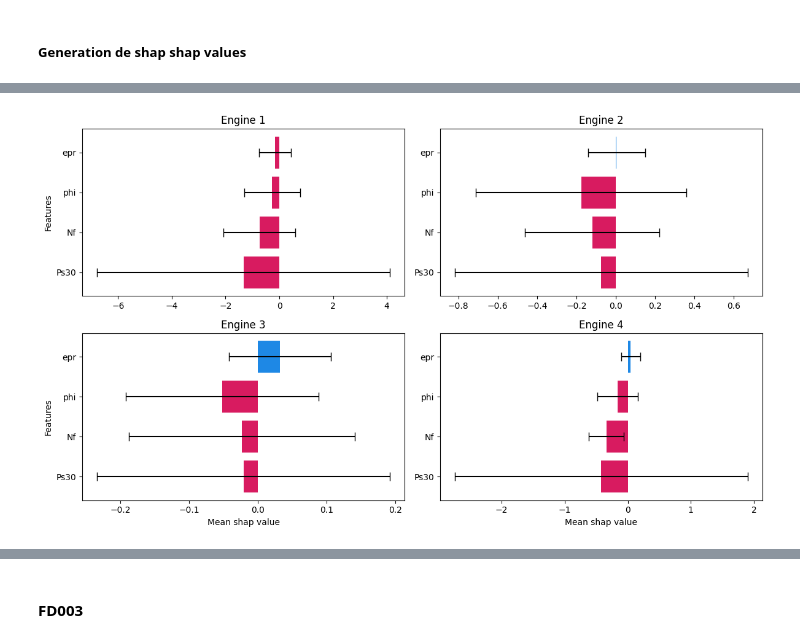
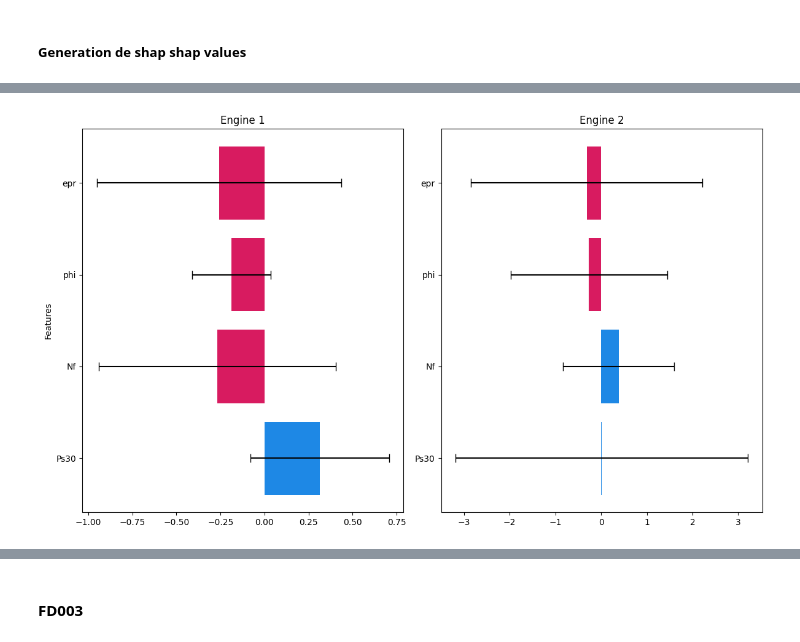
Before and after one commit to laminendao/asmbi, a Jupyter notebook: model_explantion.ipynb, the cells around one changed output, grey strips where cells are left out. Cells and saved outputs as stored; diff of their text form; code cells hidden in the pictures.

```diff
--- a/model_explantion.ipynb
+++ b/model_explantion.ipynb
@@ -276,7 +278,7 @@ def reshape_shap_values(shap_values, original_shape):
 # Assuming you have a trained LSTM model and data
 timesteps, features = train_array.shape[1], train_array.shape[2]
 
-test_array_susbset = test_array[0:4]
+test_array_susbset = test_array[0:100]
 test_array_susbset.shape
 
 # Explain the LSTM model
@@ -325,7 +394,8 @@ list_of_shapes = [shap_values[i].reshape(-1,features) for i in range(samples)]
 # %%
 # Calcul de la moyenne et de l'écart-type
 lis_df_shap = []
-for i, shap_values_2D in enumerate(list_of_shapes):
+plt.figure(figsize=(5, 2))
+for i, shap_values_2D in enumerate(list_of_shapes[:2]):
     # plt.subplot(2,2,i+1)
     shap_values_squeeze = shap_values_2D
     mean_shap = shap_values_squeeze.mean(axis=0)
@@ -349,10 +419,10 @@ for i, shap_values_2D in enumerate(list_of_shapes):
     shap_df["Couleur"] = shap_df["SHAP Value"].apply(lambda x: shap_blue if x >= 0 else shap_red)
     lis_df_shap.append(shap_df)
 
-plt.figure(figsize=(12, 7))
-for kk, shap_df in enumerate(lis_df_shap):
+# plt.figure(figsize=(12, 7))
+for kk, shap_df in enumerate(lis_df_shap[:2]):
     # print(kk)
-    plt.subplot(2,2, kk+1)
+    plt.subplot(1,2, kk+1)
     # Tracé des barres une par une avec la bonne couleur
     # plt.figure(figsize=(6, len(shap_df) * 0.6))
     for i, row in shap_df.iterrows():
@@ -362,7 +432,8 @@ for kk, shap_df in enumerate(lis_df_shap):
             xerr=row["SHAP Std"],
             color=row["Couleur"],
             # edgecolor='black',
-            capsize=5
+            capsize=5,
+            height=0.5
         )
     if kk>1:
         plt.xlabel("Mean shap value")
@@ -370,6 +441,6 @@ for kk, shap_df in enumerate(lis_df_shap):
         plt.ylabel("Features")
     plt.title(f"Engine {kk+1}")
     plt.tight_layout()
-plt.savefig("images/fd001_shape_std.png")
+plt.savefig("images/fd001_shape_std_Engine1.png")
 plt.show()
 # %% [output]
@@ -640,7 +711,7 @@ results002
 # Assuming you have a trained LSTM model and data
 timesteps, features = train_array.shape[1], train_array.shape[2]
 
-test_array_susbset = test_array[0:4]
+test_array_susbset = test_array[0:100]
 test_array_susbset.shape
 
 # Explain the LSTM model
@@ -666,7 +854,7 @@ list_of_shapes = [shap_values[i].reshape(-1,features) for i in range(samples)]
 # %%
 # Calcul de la moyenne et de l'écart-type
 lis_df_shap = []
-for i, shap_values_2D in enumerate(list_of_shapes):
+for i, shap_values_2D in enumerate(list_of_shapes[:2]):
     # plt.subplot(2,2,i+1)
     shap_values_squeeze = shap_values_2D
     mean_shap = shap_values_squeeze.mean(axis=0)
@@ -685,33 +873,33 @@ for i, shap_values_2D in enumerate(list_of_shapes):
     # Couleurs SHAP standards
     shap_blue = '#1E88E5'
     shap_red = '#D81B60'
 
     # Choix de la couleur selon le signe
     shap_df["Couleur"] = shap_df["SHAP Value"].apply(lambda x: shap_blue if x >= 0 else shap_red)
     lis_df_shap.append(shap_df)
 
 plt.figure(figsize=(12, 7))
-for kk, shap_df in enumerate(lis_df_shap):
+for kk, shap_df in enumerate(lis_df_shap[:2]):
     # print(kk)
-    plt.subplot(2,2, kk+1)
+    plt.subplot(1,2, kk+1)
     # Tracé des barres une par une avec la bonne couleur
     # plt.figure(figsize=(6, len(shap_df) * 0.6))
     for i, row in shap_df.iterrows():
         plt.barh(
             y=row["Variable"],
             width=row["SHAP Value"],
             xerr=row["SHAP Std"],
             color=row["Couleur"],
             # edgecolor='black',
             capsize=5
         )
     if kk>1:
         plt.xlabel("Mean shap value")
     if (kk+1)%2!=0:
         plt.ylabel("Features")
     plt.title(f"Engine {kk+1}")
     plt.tight_layout()
 plt.savefig("images/fd002_shape_std.png")
 plt.show()
 # %% [output]
-[figure, old version]
+[figure, new version]
```
Also changed, not shown: parts of 22 cells of this notebook, 18 other files.
